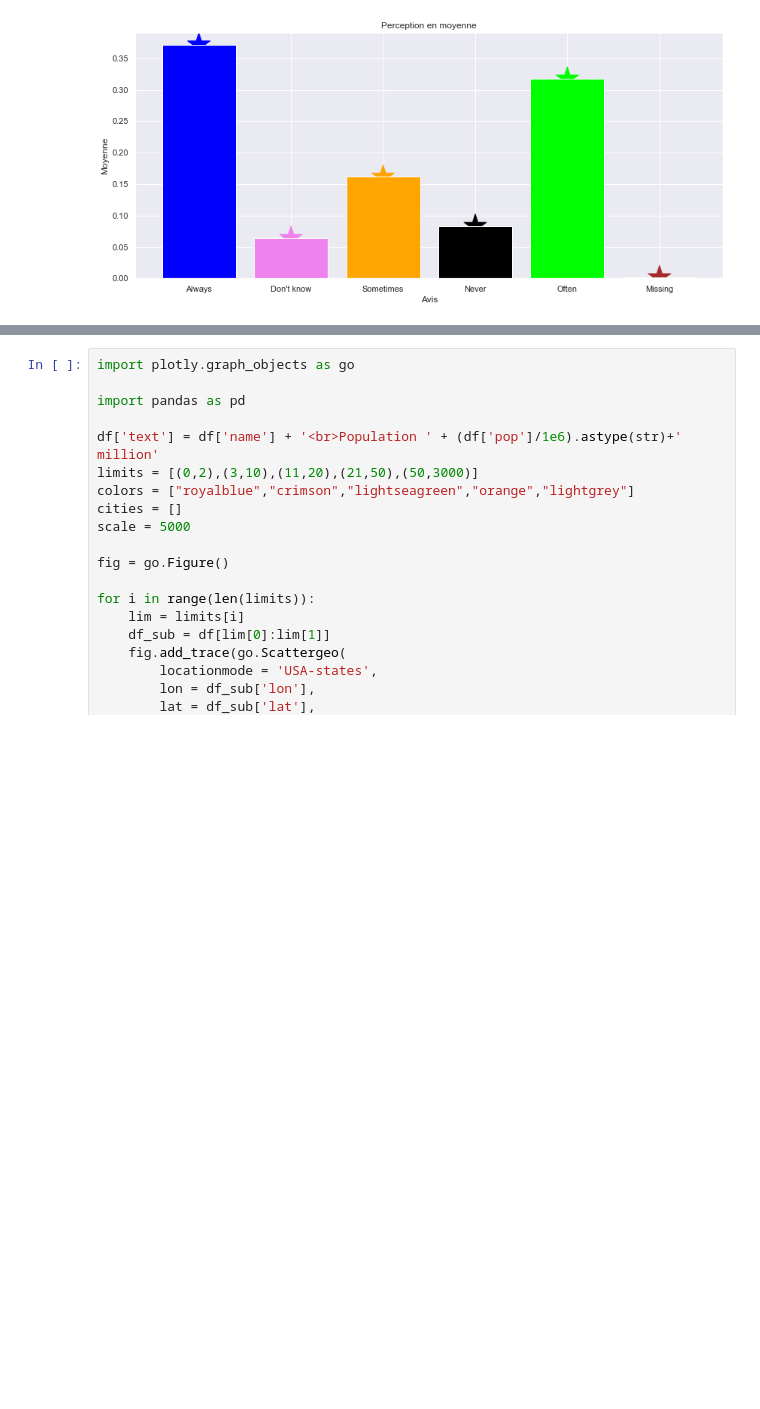
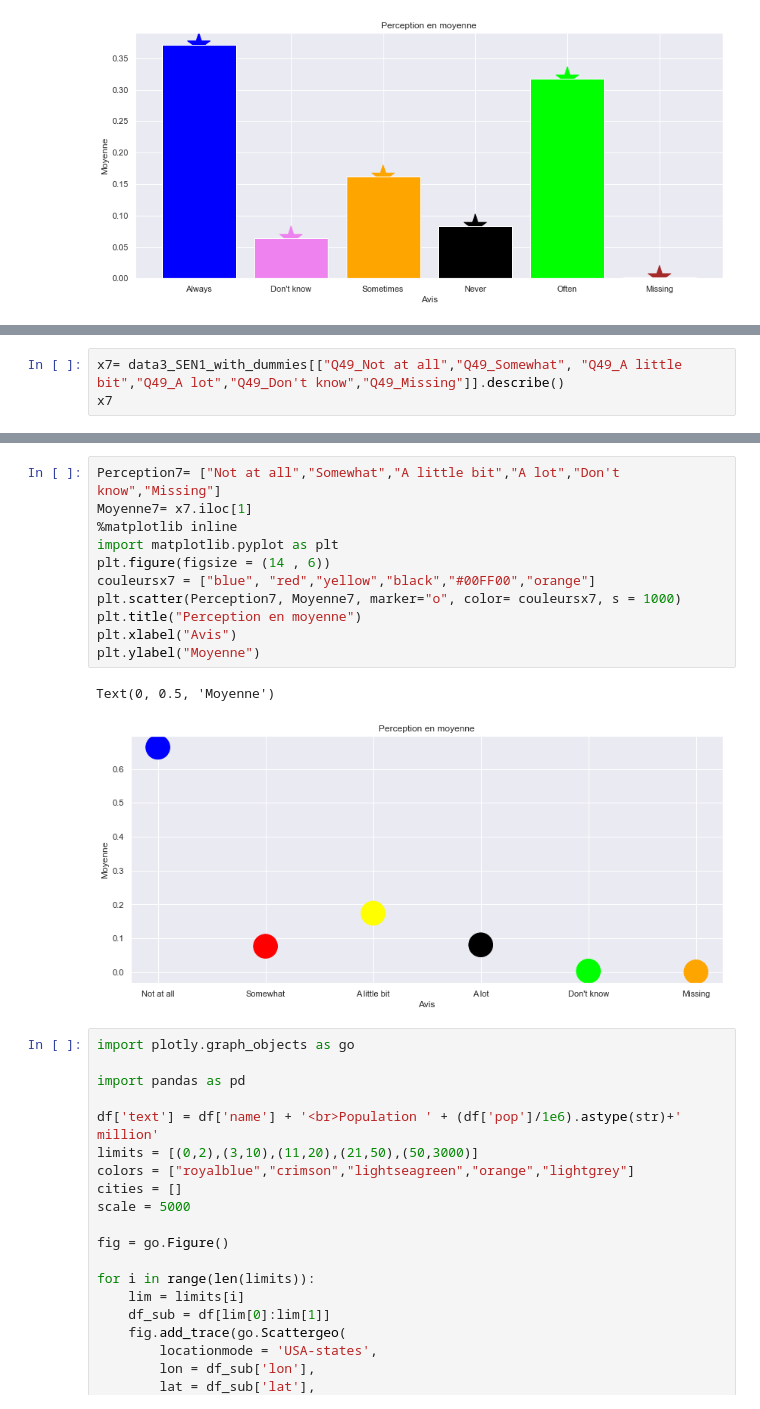
Before and after one commit to ikhalild/Data-analysis-with-python, a Jupyter notebook: manipulation.ipynb, the cells around one changed output, grey strips where cells are left out. Saved outputs shown, nothing was run; the diff lists cells and outputs as text; blank space fills up the shorter version.

```diff
--- a/manipulation.ipynb
+++ b/manipulation.ipynb
@@ -735,0 +738,3 @@ Text(0, 0.5, 'Moyenne')
+# %%
+x7= data3_SEN1_with_dummies[["Q49_Not at all","Q49_Somewhat", "Q49_A little bit","Q49_A lot","Q49_Don't know","Q49_Missing"]].describe()
+x7
@@ -736,3 +751,17 @@ Text(0, 0.5, 'Moyenne')
+# %%
+Perception7= ["Not at all","Somewhat","A little bit","A lot","Don't know","Missing"]
+Moyenne7= x7.iloc[1]
+%matplotlib inline
+import matplotlib.pyplot as plt
+plt.figure(figsize = (14 , 6))
+couleursx7 = ["blue", "red","yellow","black","#00FF00","orange"]
+plt.scatter(Perception7, Moyenne7, marker="o", color= couleursx7, s = 1000)
+plt.title("Perception en moyenne")
+plt.xlabel("Avis")
+plt.ylabel("Moyenne")
+# %% [output]
+Text(0, 0.5, 'Moyenne')
+[figure, added]
 # %%
 import plotly.graph_objects as go
 
```
Also changed, not shown: parts of 2 cells of this notebook.
